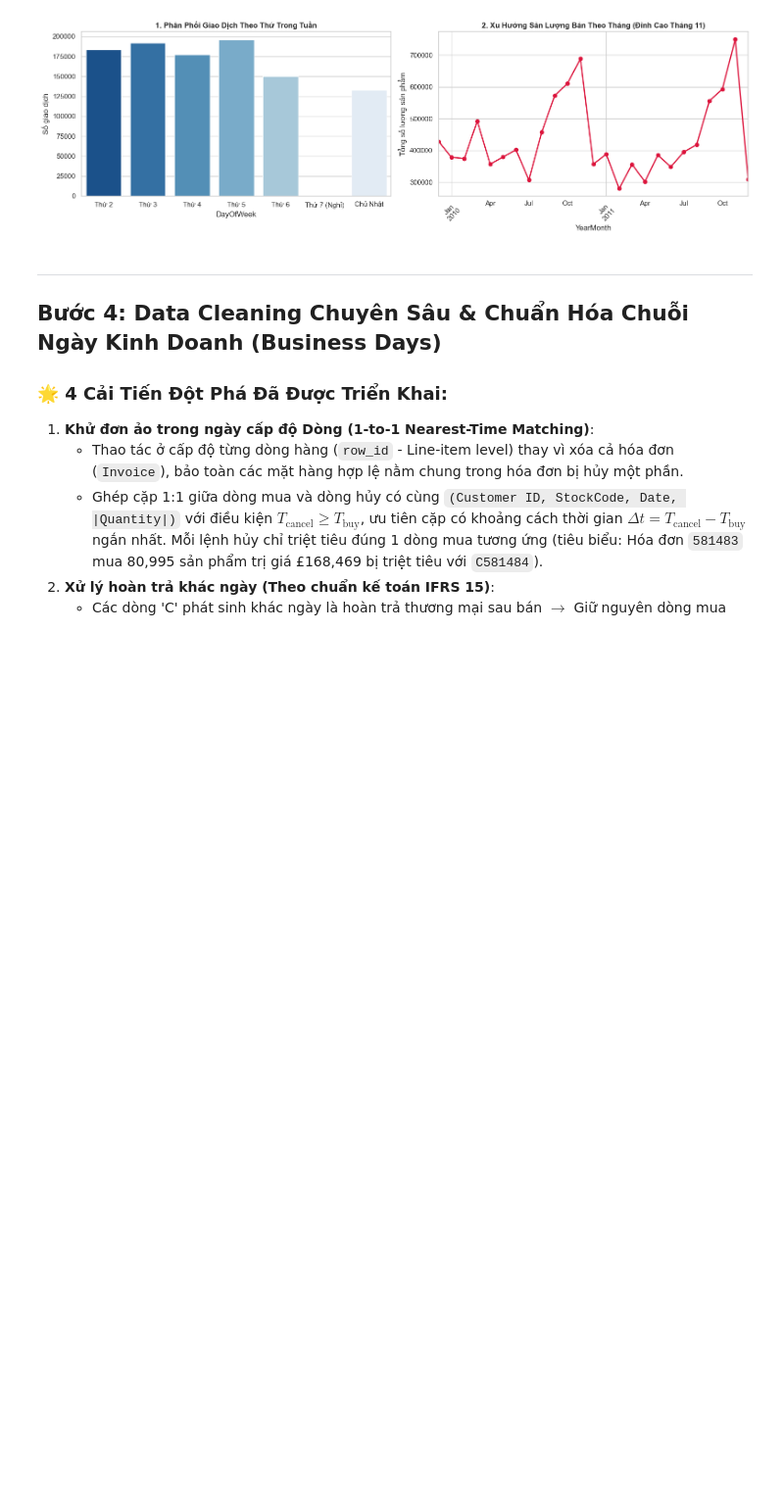
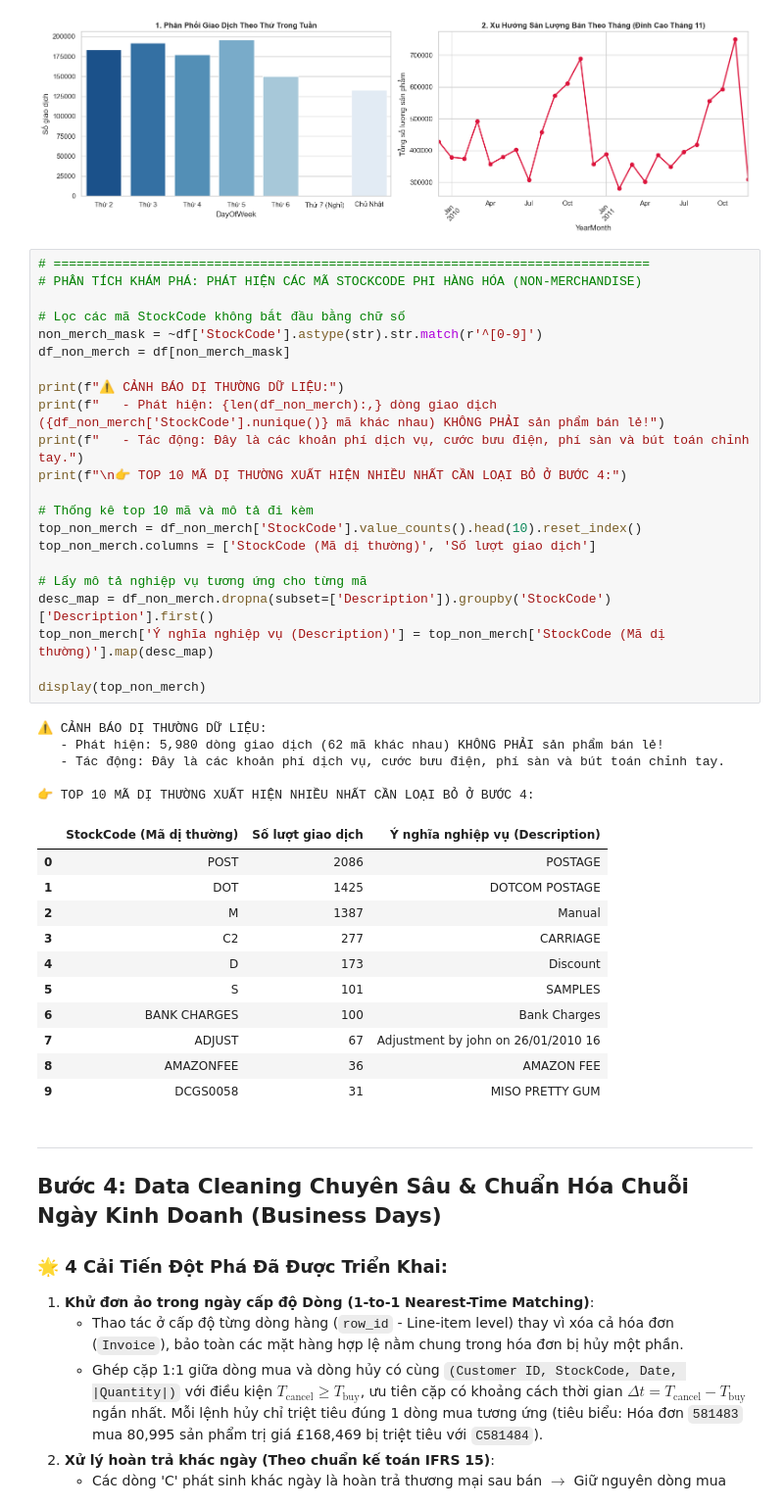
Before and after one commit to V-duc/DS66B_group_10, a Jupyter notebook: test_super_final.ipynb, the cells around one changed output. Shown at 98% size. Drawn from its saved outputs; the diff is of its cells as text; blank space fills up the shorter version.

```diff
--- a/test_super_final.ipynb
+++ b/test_super_final.ipynb
@@ -130,6 +130,45 @@ plt.tight_layout()
 plt.show()
 # %% [output]
 [figure]
+# %%
+# ==============================================================================
+# PHÂN TÍCH KHÁM PHÁ: PHÁT HIỆN CÁC MÃ STOCKCODE PHI HÀNG HÓA (NON-MERCHANDISE)
+
+# Lọc các mã StockCode không bắt đầu bằng chữ số
+non_merch_mask = ~df['StockCode'].astype(str).str.match(r'^[0-9]')
+df_non_merch = df[non_merch_mask]
+
+print(f"⚠️ CẢNH BÁO DỊ THƯỜNG DỮ LIỆU:")
+print(f"   - Phát hiện: {len(df_non_merch):,} dòng giao dịch ({df_non_merch['StockCode'].nunique()} mã khác nhau) KHÔNG PHẢI sản phẩm bán lẻ!")
+print(f"   - Tác động: Đây là các khoản phí dịch vụ, cước bưu điện, phí sàn và bút toán chỉnh tay.")
+print(f"\n👉 TOP 10 MÃ DỊ THƯỜNG XUẤT HIỆN NHIỀU NHẤT CẦN LOẠI BỎ Ở BƯỚC 4:")
+
+# Thống kê top 10 mã và mô tả đi kèm
+top_non_merch = df_non_merch['StockCode'].value_counts().head(10).reset_index()
+top_non_merch.columns = ['StockCode (Mã dị thường)', 'Số lượt giao dịch']
+
+# Lấy mô tả nghiệp vụ tương ứng cho từng mã
+desc_map = df_non_merch.dropna(subset=['Description']).groupby('StockCode')['Description'].first()
+top_non_merch['Ý nghĩa nghiệp vụ (Description)'] = top_non_merch['StockCode (Mã dị thường)'].map(desc_map)
+
+display(top_non_merch)
+# %% [output]
+⚠️ CẢNH BÁO DỊ THƯỜNG DỮ LIỆU:
+   - Phát hiện: 5,980 dòng giao dịch (62 mã khác nhau) KHÔNG PHẢI sản phẩm bán lẻ!
+   - Tác động: Đây là các khoản phí dịch vụ, cước bưu điện, phí sàn và bút toán chỉnh tay.
+
+👉 TOP 10 MÃ DỊ THƯỜNG XUẤT HIỆN NHIỀU NHẤT CẦN LOẠI BỎ Ở BƯỚC 4:
+|  | StockCode (Mã dị thường) | Số lượt giao dịch | Ý nghĩa nghiệp vụ (Description) |
+| 0 | POST | 2086 | POSTAGE |
+| 1 | DOT | 1425 | DOTCOM POSTAGE |
+| 2 | M | 1387 | Manual |
+| 3 | C2 | 277 | CARRIAGE |
+| 4 | D | 173 | Discount |
+| 5 | S | 101 | SAMPLES |
+| 6 | BANK CHARGES | 100 | Bank Charges |
+| 7 | ADJUST | 67 | Adjustment by john on 26/01/2010 16 |
+| 8 | AMAZONFEE | 36 | AMAZON FEE |
+| 9 | DCGS0058 | 31 | MISO PRETTY GUM |
 # %% [markdown]
 ---
 ## Bước 4: Data Cleaning Chuyên Sâu & Chuẩn Hóa Chuỗi Ngày Kinh Doanh (Business Days)
```
Also changed, not shown: parts of 11 cells of this notebook.
